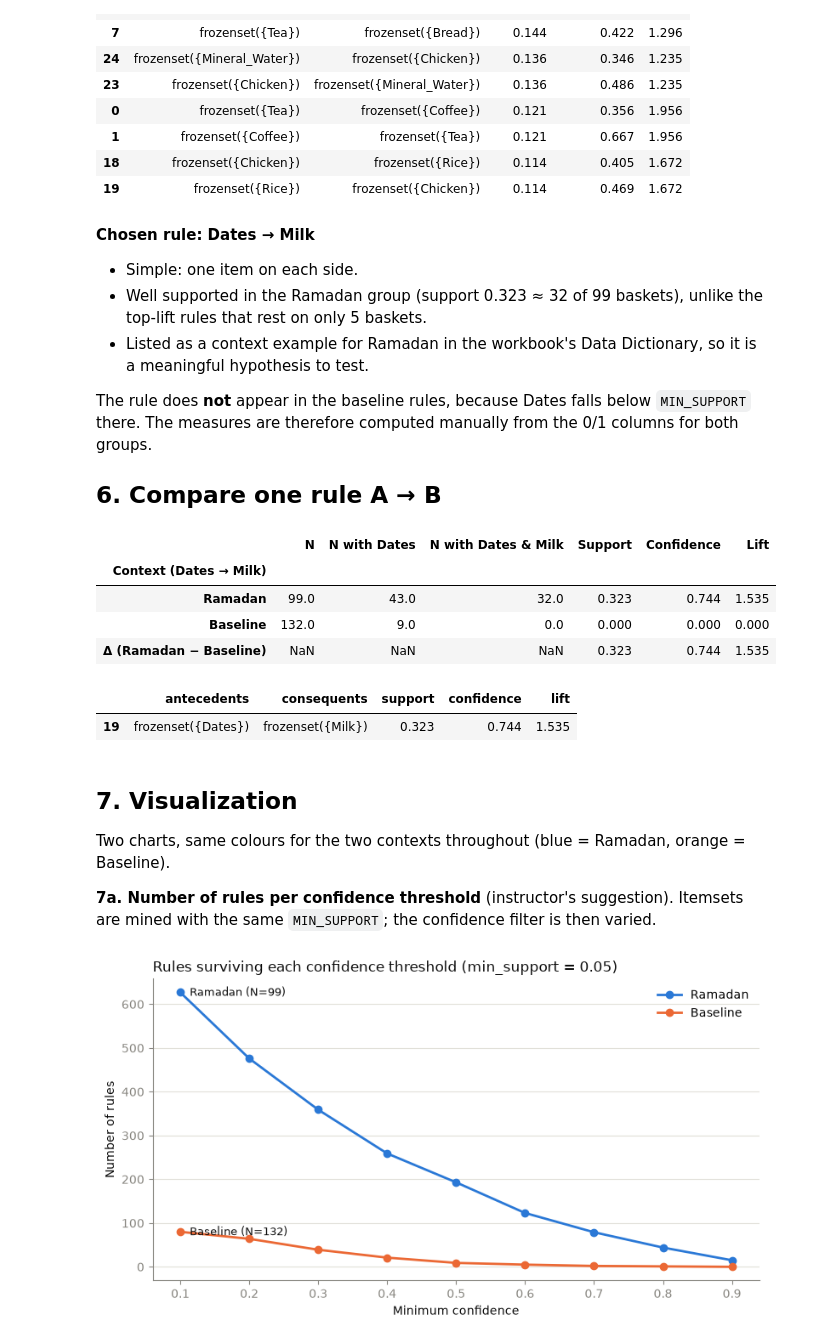
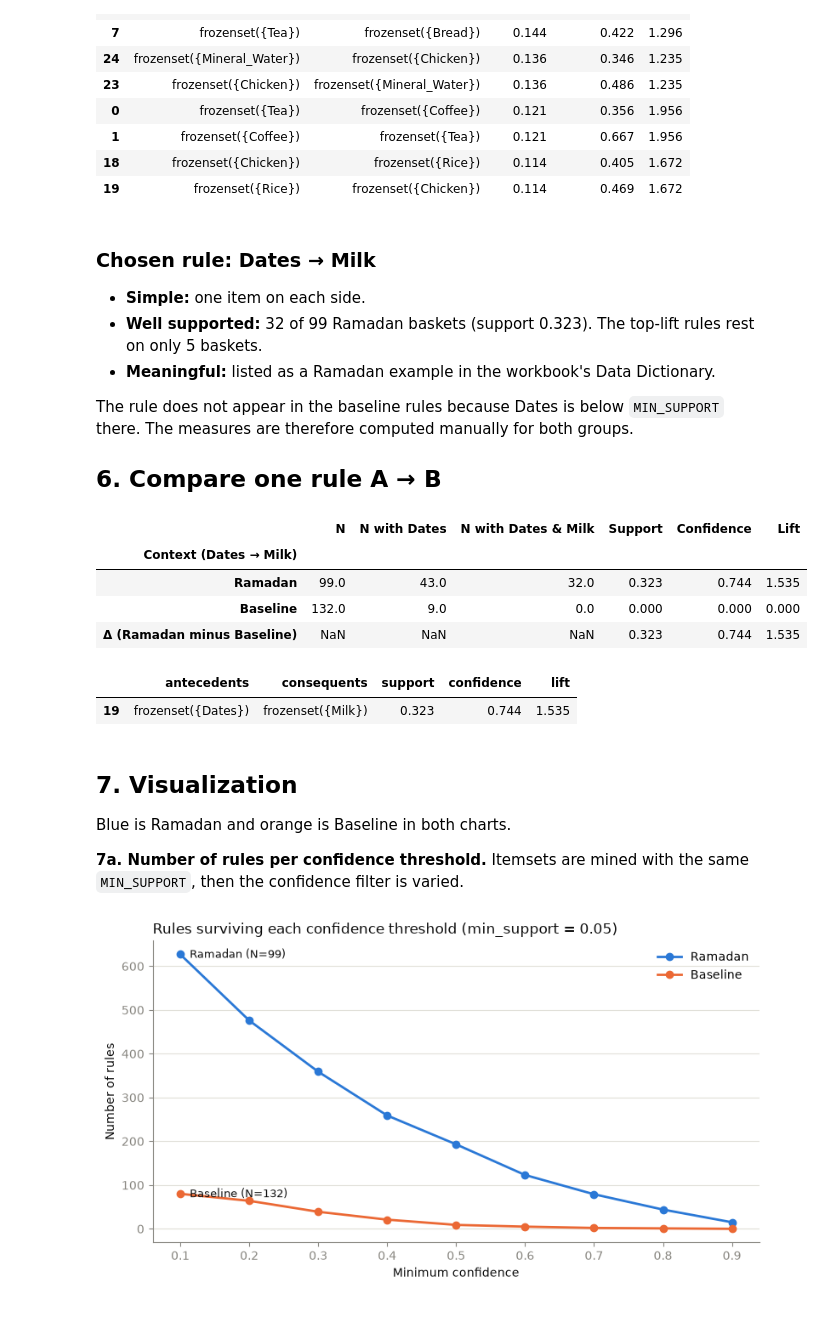
Before and after one commit to marennodenes/Business-Intelligence, a Jupyter notebook: week3_marketingAnalysis/analysis.ipynb, the cells around one changed output. Saved outputs shown, nothing was run; the diff lists cells and outputs as text; code cells hidden in the pictures; blank space fills up the shorter version.

```diff
--- a/week3_marketingAnalysis/analysis.ipynb
+++ b/week3_marketingAnalysis/analysis.ipynb
@@ -229,47 +232,46 @@ simple_rules(rules_b)[cols].head(8).round(3)
 | 18 | frozenset({Chicken}) | frozenset({Rice}) | 0.114 | 0.405 | 1.672 |
 | 19 | frozenset({Rice}) | frozenset({Chicken}) | 0.114 | 0.469 | 1.672 |
 # %% [markdown]
-**Chosen rule: Dates → Milk**
+### Chosen rule: Dates → Milk
+- **Simple:** one item on each side.
+- **Well supported:** 32 of 99 Ramadan baskets (support 0.323). The top-lift rules rest on only 5 baskets.
+- **Meaningful:** listed as a Ramadan example in the workbook's Data Dictionary.
 
-- Simple: one item on each side.
-- Well supported in the Ramadan group (support 0.323 ≈ 32 of 99 baskets), unlike the top-lift rules that rest on only 5 baskets.
-- Listed as a context example for Ramadan in the workbook's Data Dictionary, so it is a meaningful hypothesis to test.
-
-The rule does **not** appear in the baseline rules, because Dates falls below `MIN_SUPPORT` there. The measures are therefore computed manually from the 0/1 columns for both groups.
+The rule does not appear in the baseline rules because Dates is below `MIN_SUPPORT` there. The measures are therefore computed manually for both groups.
 
 ## 6. Compare one rule A → B
 # %%
 ANTECEDENT = "Dates"
 CONSEQUENT = "Milk"
 
 def rule_measures(basket, a, b):
     n = len(basket)
     p_a = basket[a].mean()
     p_b = basket[b].mean()
     support = (basket[a] & basket[b]).mean()
     confidence = support / p_a if p_a > 0 else float("nan")
     lift = confidence / p_b if p_b > 0 else float("nan")
     return {"N": n,
             f"N with {a}": int(basket[a].sum()),
             f"N with {a} & {b}": int((basket[a] & basket[b]).sum()),
             "Support": support, "Confidence": confidence, "Lift": lift}
 
 comparison = pd.DataFrame({
     "Ramadan": rule_measures(basket_a, ANTECEDENT, CONSEQUENT),
     "Baseline": rule_measures(basket_b, ANTECEDENT, CONSEQUENT),
 }).T.astype(float)
-comparison.loc["Δ (Ramadan − Baseline)"] = comparison.loc["Ramadan"] - comparison.loc["Baseline"]
-comparison.loc["Δ (Ramadan − Baseline)", comparison.columns[:3]] = float("nan")
+comparison.loc["Δ (Ramadan minus Baseline)"] = comparison.loc["Ramadan"] - comparison.loc["Baseline"]
+comparison.loc["Δ (Ramadan minus Baseline)", comparison.columns[:3]] = float("nan")
 comparison.index.name = f"Context ({ANTECEDENT} → {CONSEQUENT})"
 
 comparison.round(4).astype({c: "Int64" for c in comparison.columns[:3]}).to_csv("rule_comparison.csv")
 comparison.round(3)
 # %% [output]
 |  | N | N with Dates | N with Dates & Milk | Support | Confidence | Lift |
 | Context (Dates → Milk) |  |  |  |  |  |  |
 | Ramadan | 99.0 | 43.0 | 32.0 | 0.323 | 0.744 | 1.535 |
 | Baseline | 132.0 | 9.0 | 0.0 | 0.000 | 0.000 | 0.000 |
-| Δ (Ramadan − Baseline) | NaN | NaN | NaN | 0.323 | 0.744 | 1.535 |
+| Δ (Ramadan minus Baseline) | NaN | NaN | NaN | 0.323 | 0.744 | 1.535 |
 # %%
 # Sanity check: the manual numbers should match mlxtend for the Ramadan group
 rules_a[(rules_a["antecedents"] == frozenset({ANTECEDENT})) &
@@ -279,9 +281,9 @@ rules_a[(rules_a["antecedents"] == frozenset({ANTECEDENT})) &
 | 19 | frozenset({Dates}) | frozenset({Milk}) | 0.323 | 0.744 | 1.535 |
 # %% [markdown]
 ## 7. Visualization
-Two charts, same colours for the two contexts throughout (blue = Ramadan, orange = Baseline).
+Blue is Ramadan and orange is Baseline in both charts.
 
-**7a. Number of rules per confidence threshold** (instructor's suggestion). Itemsets are mined with the same `MIN_SUPPORT`; the confidence filter is then varied.
+**7a. Number of rules per confidence threshold.** Itemsets are mined with the same `MIN_SUPPORT`, then the confidence filter is varied.
 # %%
 COLORS = {"Ramadan": "#2a78d6", "Baseline": "#eb6834"}
 INK, MUTED, GRID = "#0b0b0b", "#898781", "#e1e0d9"
```
Also changed, not shown: parts of 14 cells of this notebook, 2 other files.
